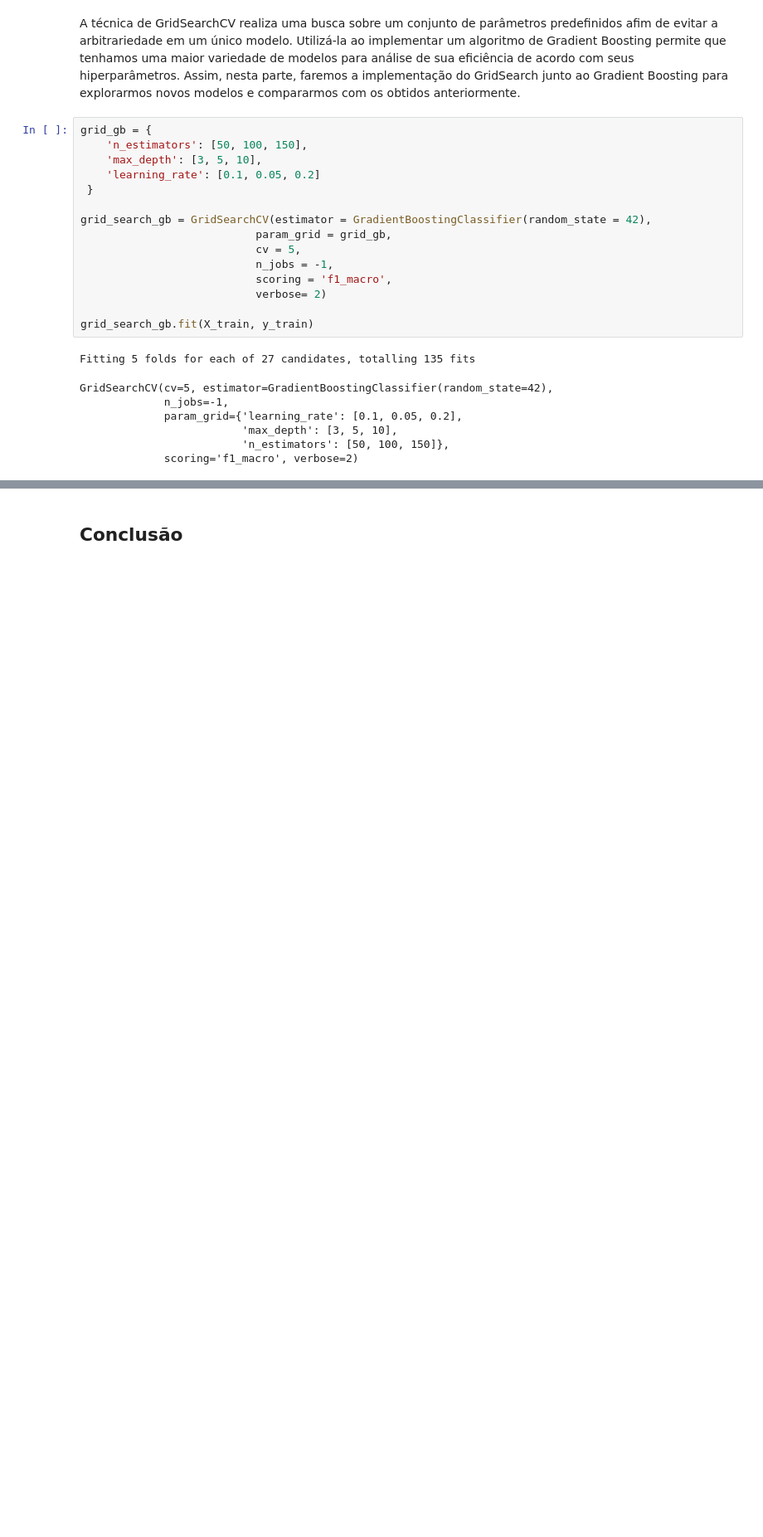
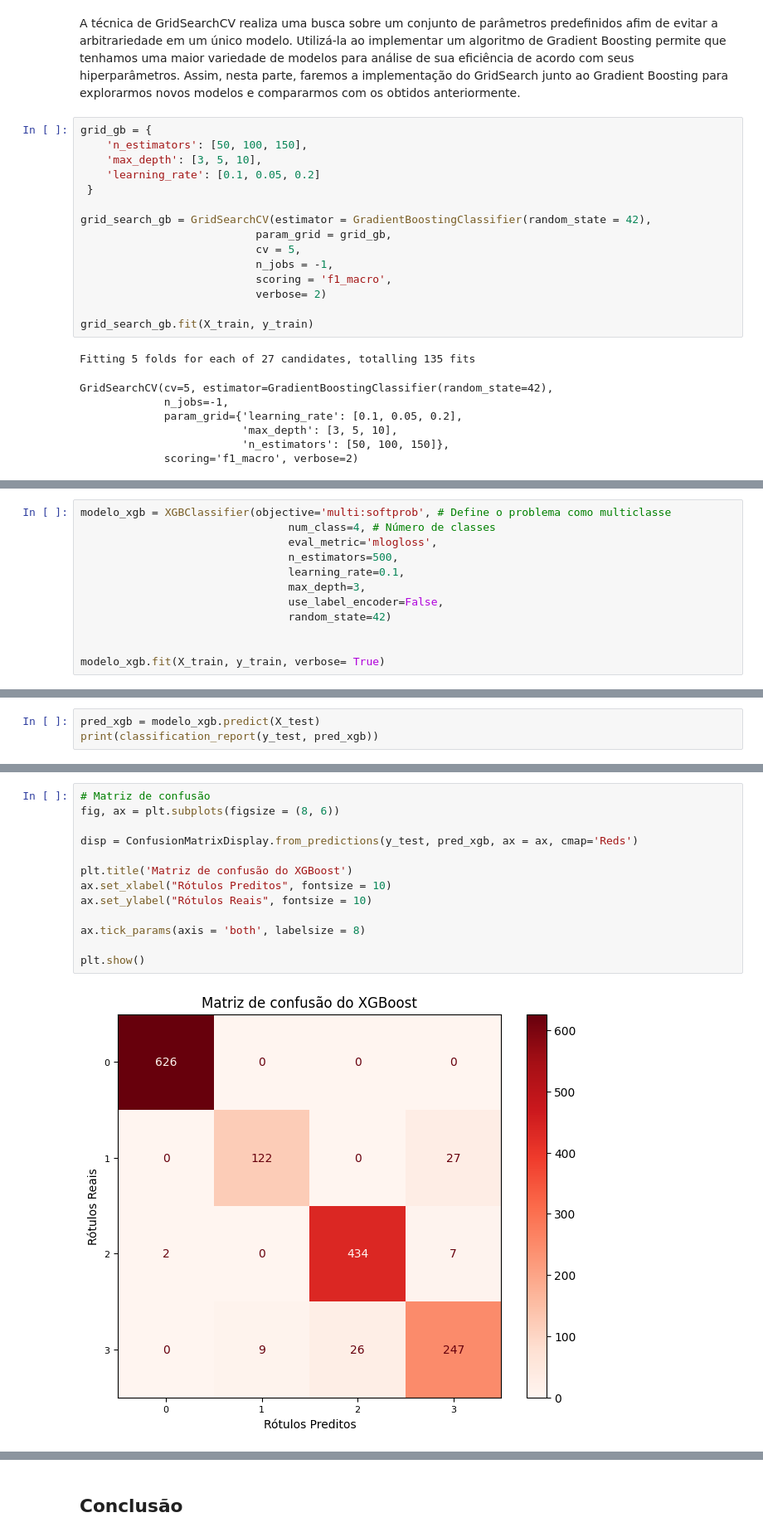
Before and after one commit to guilhermemonte31/RNA-2025.1-PP3, a Jupyter notebook: gradient_boosting.ipynb, the cells around one changed output, grey strips where cells are left out. Shown at 83% size. Drawn from its saved outputs; the diff is of its cells as text; blank space fills up the shorter version.

Commit message:
Adicionando XGBoost

```diff
--- a/gradient_boosting.ipynb
+++ b/gradient_boosting.ipynb
@@ -211,0 +213,12 @@ joblib.dump(resultados_validacaocruzada, 'gradient_boosting/crossvalidate_result
+# %%
+modelo_xgb = XGBClassifier(objective='multi:softprob', # Define o problema como multiclasse
+                                num_class=4, # Número de classes
+                                eval_metric='mlogloss',
+                                n_estimators=500,
+                                learning_rate=0.1,
+                                max_depth=3,
+                                use_label_encoder=False,
+                                random_state=42)
+
+
+modelo_xgb.fit(X_train, y_train, verbose= True)
@@ -211,0 +237,3 @@ joblib.dump(resultados_validacaocruzada, 'gradient_boosting/crossvalidate_result
+# %%
+pred_xgb = modelo_xgb.predict(X_test)
+print(classification_report(y_test, pred_xgb))
@@ -211,0 +266,15 @@ joblib.dump(resultados_validacaocruzada, 'gradient_boosting/crossvalidate_result
+# %%
+# Matriz de confusão
+fig, ax = plt.subplots(figsize = (8, 6))
+
+disp = ConfusionMatrixDisplay.from_predictions(y_test, pred_xgb, ax = ax, cmap='Reds')
+
+plt.title('Matriz de confusão do XGBoost')
+ax.set_xlabel("Rótulos Preditos", fontsize = 10)
+ax.set_ylabel("Rótulos Reais", fontsize = 10)
+
+ax.tick_params(axis = 'both', labelsize = 8)
+
+plt.show()
+# %% [output]
+[figure, added]
```
Also changed, not shown: parts of 18 cells of this notebook, 4 other files.
